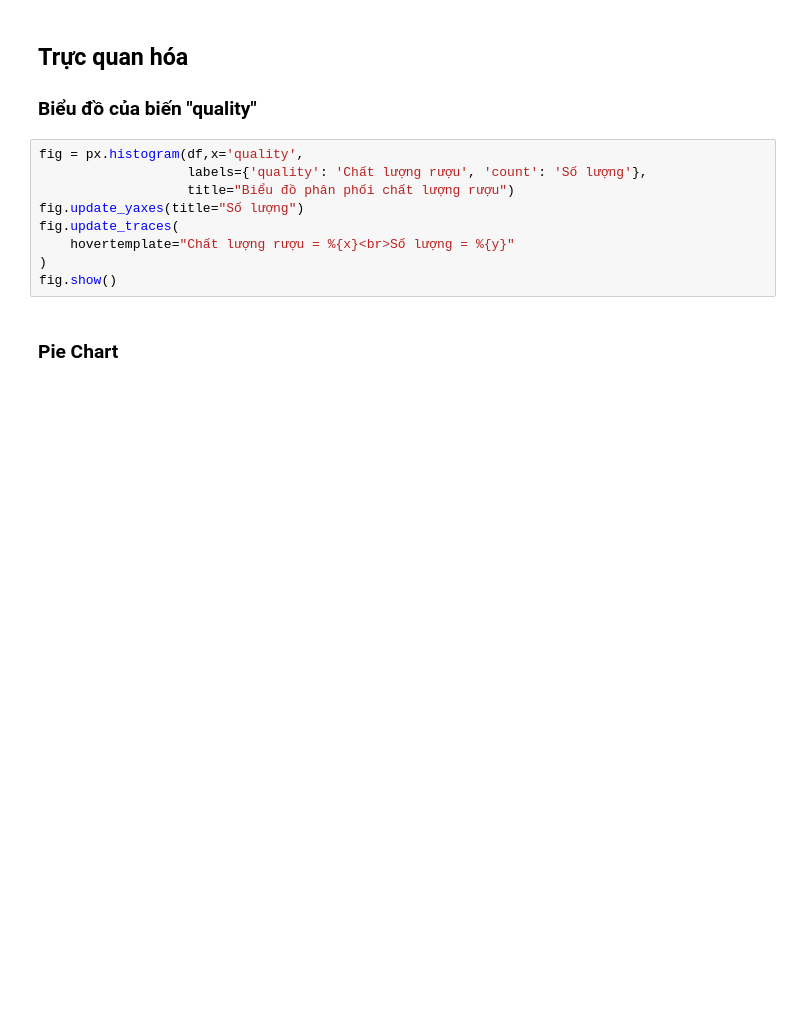
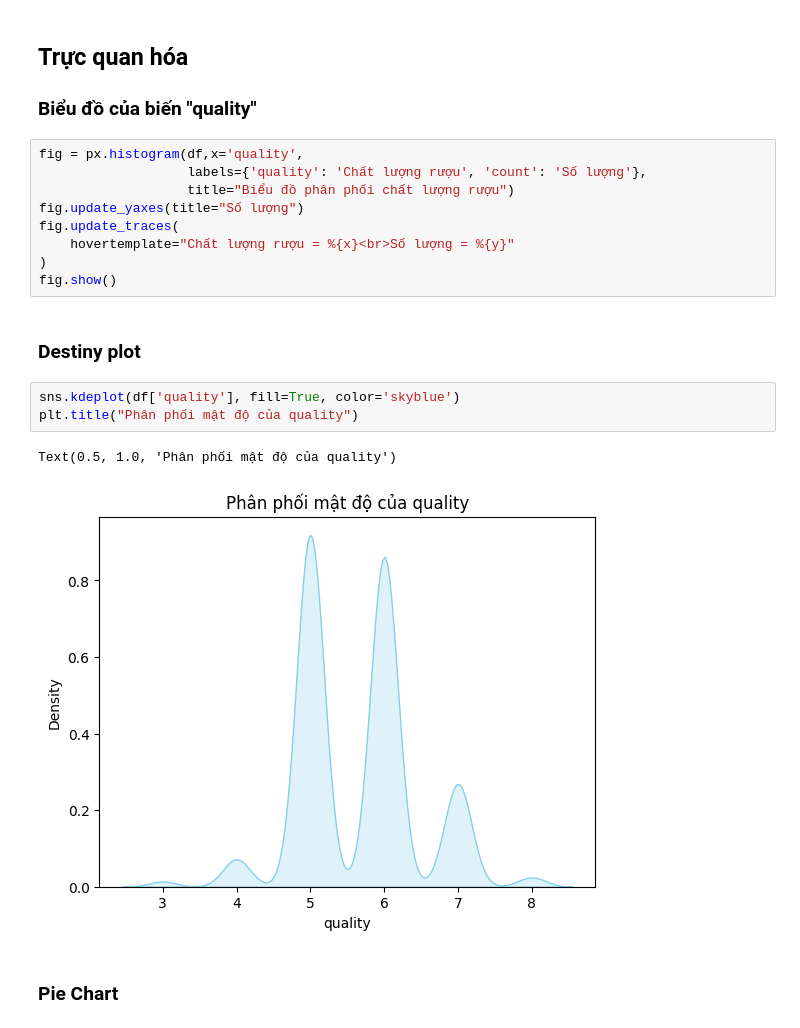
Before and after one commit to nvhao100604/PTDL_2025, a Jupyter notebook: BT4/code/winequality_code.ipynb, the cells around one changed output. Saved outputs shown, nothing was run; the diff lists cells and outputs as text; blank space fills up the shorter version.

Commit message:
done BT4, add pair plot, scatter, violin plot, destiny plot

```diff
--- a/BT4/code/winequality_code.ipynb
+++ b/BT4/code/winequality_code.ipynb
@@ -136,6 +147,14 @@ fig.update_traces(
     hovertemplate="Chất lượng rượu = %{x}<br>Số lượng = %{y}"
 )
 fig.show()
+# %% [markdown]
+### Destiny plot
+# %%
+sns.kdeplot(df['quality'], fill=True, color='skyblue')
+plt.title("Phân phối mật độ của quality")
+# %% [output]
+Text(0.5, 1.0, 'Phân phối mật độ của quality')
+[figure, added]
 # %% [markdown]
 ### Pie Chart
 # %%
```
Also changed, not shown: parts of 23 cells of this notebook, 7 other files.
